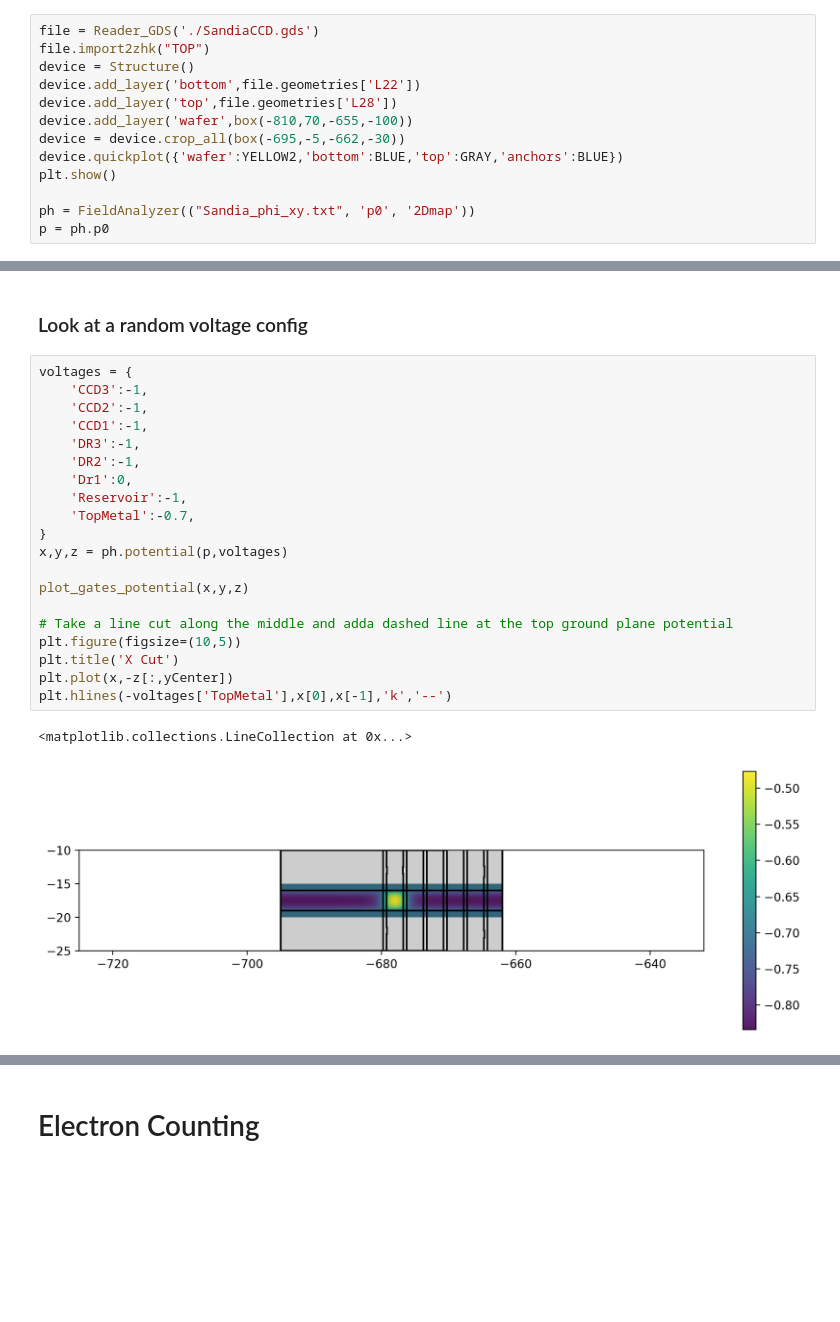
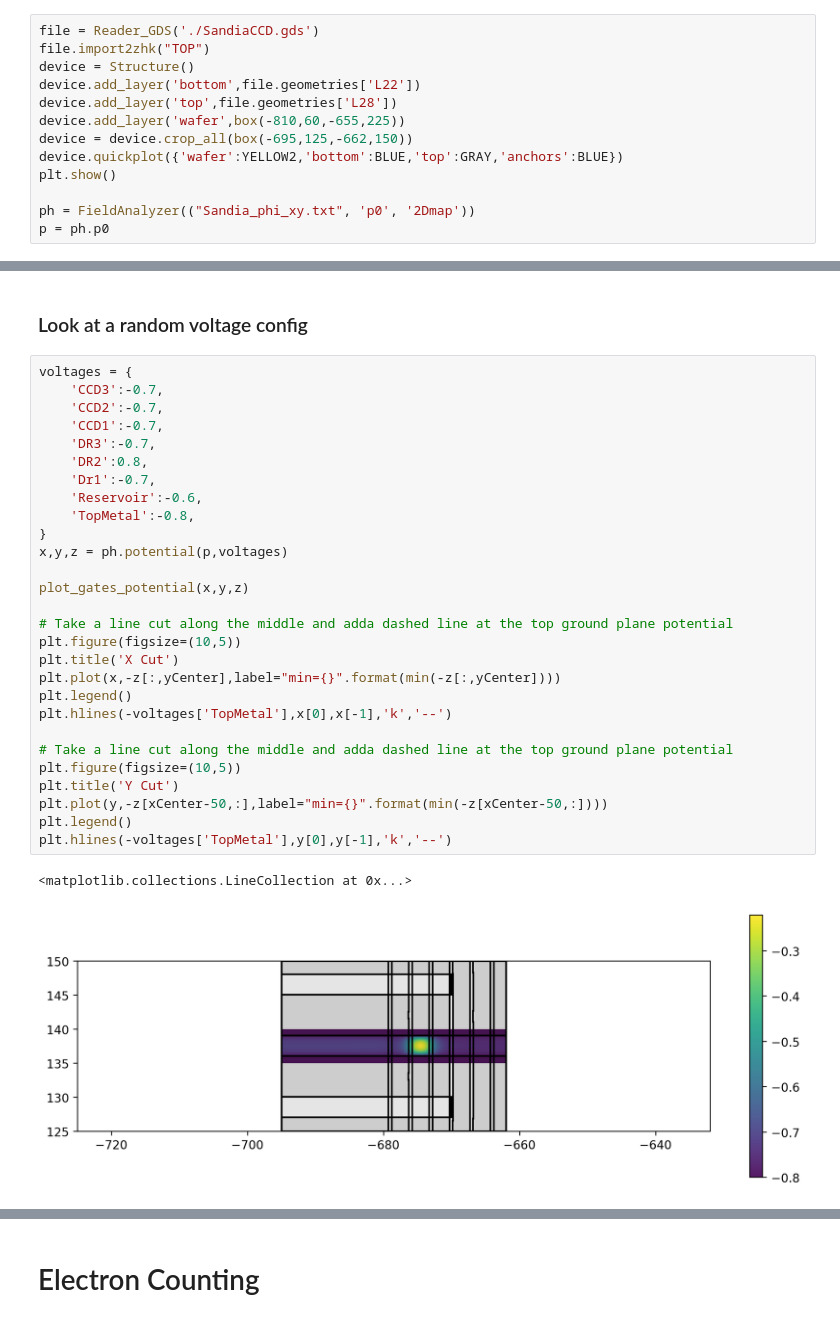
Before and after one commit to eelyon/LyonLabCodebase, a Jupyter notebook: femSims/SandiaCCD/FEMAnalysis.ipynb, the cells around one changed output, grey strips where cells are left out. Cells and saved outputs as stored; diff of their text form; blank space fills up the shorter version.

```diff
--- a/femSims/SandiaCCD/FEMAnalysis.ipynb
+++ b/femSims/SandiaCCD/FEMAnalysis.ipynb
@@ -26,8 +26,8 @@ file.import2zhk("TOP")
 device = Structure()
 device.add_layer('bottom',file.geometries['L22'])
 device.add_layer('top',file.geometries['L28'])
-device.add_layer('wafer',box(-810,70,-655,-100))
-device = device.crop_all(box(-695,-5,-662,-30))
+device.add_layer('wafer',box(-810,60,-655,225))
+device = device.crop_all(box(-695,125,-662,150))
 device.quickplot({'wafer':YELLOW2,'bottom':BLUE,'top':GRAY,'anchors':BLUE})
 plt.show()
 
@@ -260,24 +259,32 @@ for k,v in voltages.items():
 ### Look at a random voltage config
 # %%
 voltages = {
-    'CCD3':-1,
-    'CCD2':-1,
-    'CCD1':-1,
-    'DR3':-1,
-    'DR2':-1,
-    'Dr1':0,
-    'Reservoir':-1,
-    'TopMetal':-0.7,
+    'CCD3':-0.7,
+    'CCD2':-0.7,
+    'CCD1':-0.7,
+    'DR3':-0.7,
+    'DR2':0.8,
+    'Dr1':-0.7,
+    'Reservoir':-0.6,
+    'TopMetal':-0.8,
 }
 x,y,z = ph.potential(p,voltages)
 
 plot_gates_potential(x,y,z)
 
 # Take a line cut along the middle and adda dashed line at the top ground plane potential
 plt.figure(figsize=(10,5))
 plt.title('X Cut')
-plt.plot(x,-z[:,yCenter])
+plt.plot(x,-z[:,yCenter],label="min={}".format(min(-z[:,yCenter])))
+plt.legend()
 plt.hlines(-voltages['TopMetal'],x[0],x[-1],'k','--')
+
+# Take a line cut along the middle and adda dashed line at the top ground plane potential
+plt.figure(figsize=(10,5))
+plt.title('Y Cut')
+plt.plot(y,-z[xCenter-50,:],label="min={}".format(min(-z[xCenter-50,:])))
+plt.legend()
+plt.hlines(-voltages['TopMetal'],y[0],y[-1],'k','--')
 # %% [output]
 <matplotlib.collections.LineCollection at 0x...>
-[figure, old version]
+[figure, new version]
```
Also changed, not shown: parts of 13 cells of this notebook, 1 other file.
